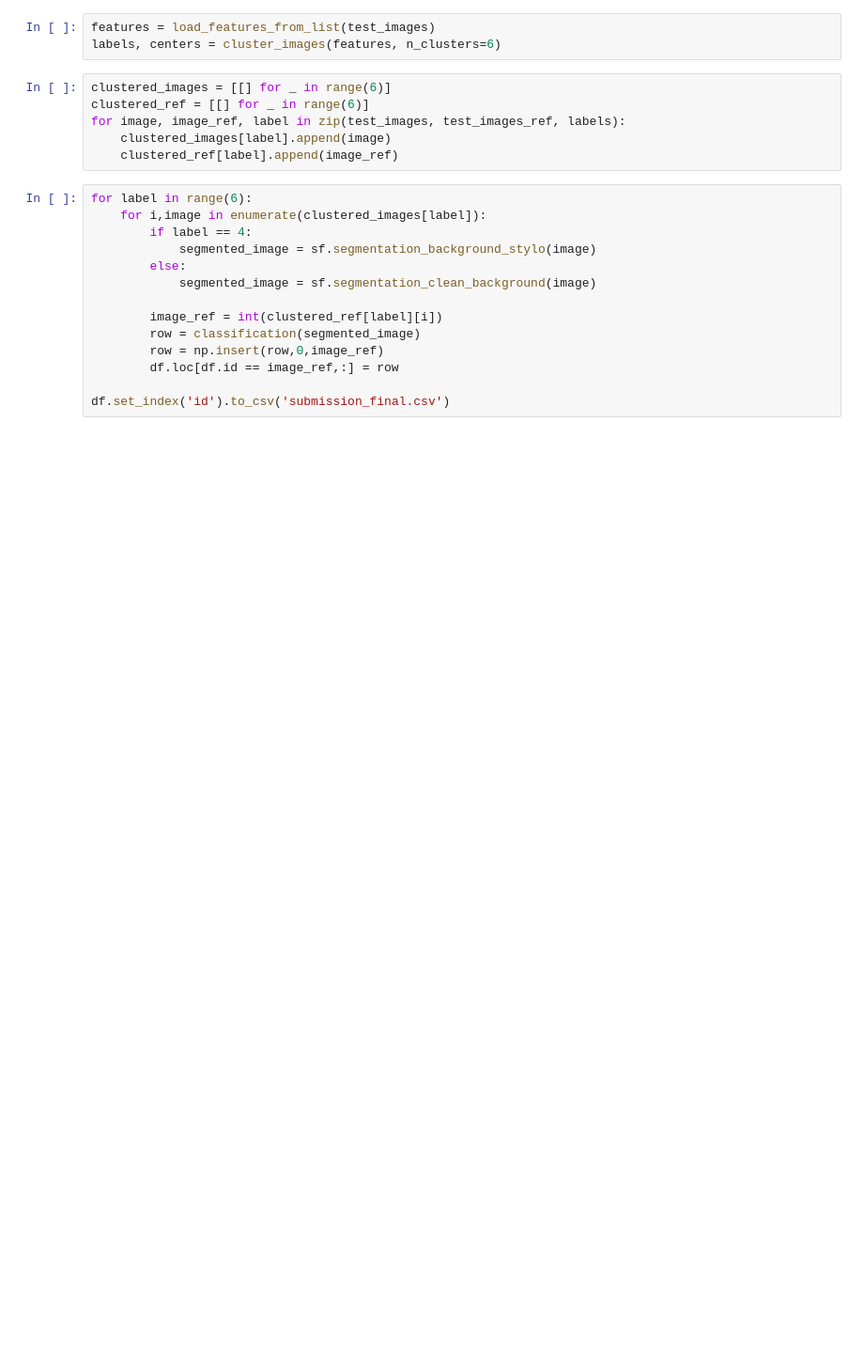
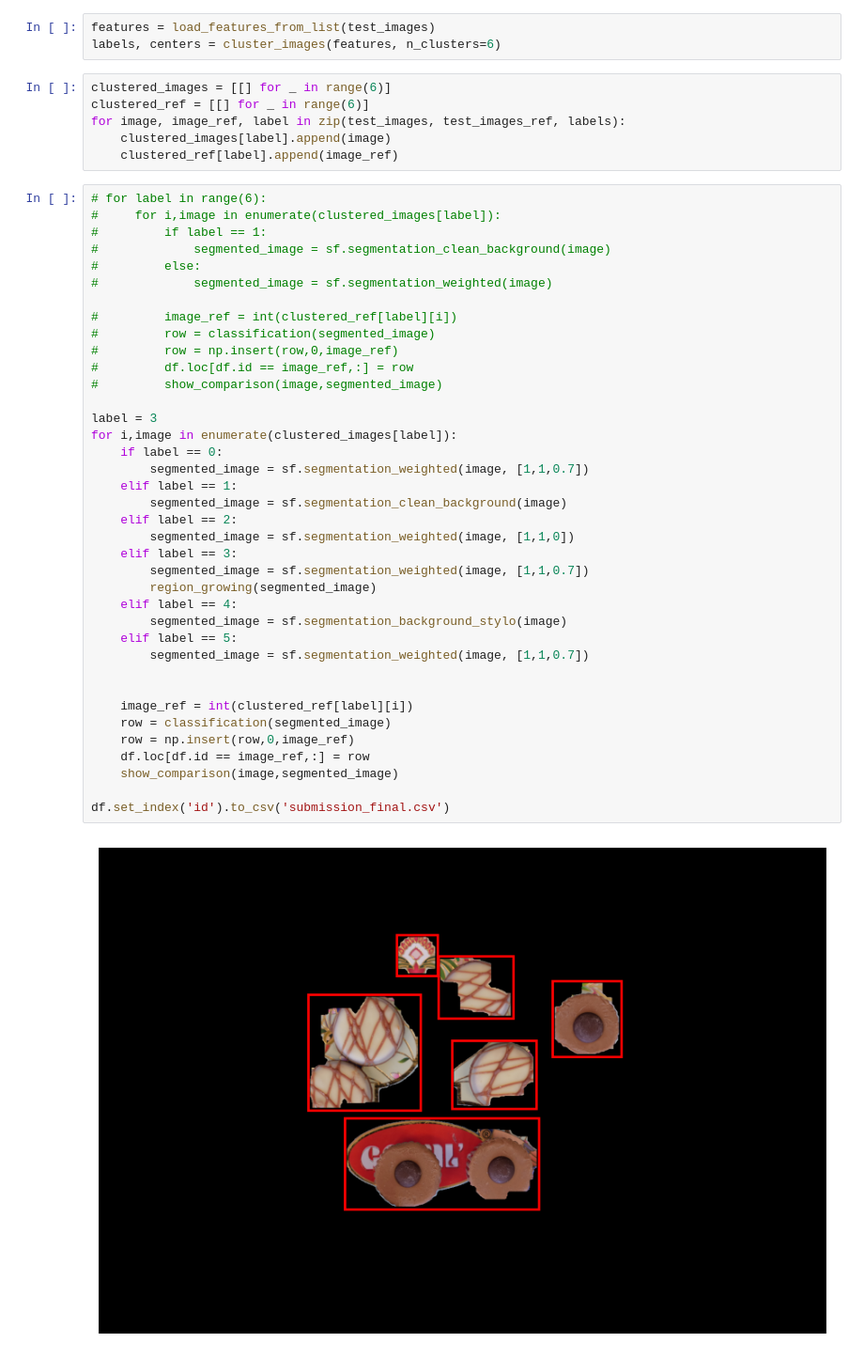
Before and after one commit to timurunv/iapr_group_50, a Jupyter notebook: project/final_format/main.ipynb, the cells around one changed output. Shown at 94% size. Cells and saved outputs as stored; diff of their text form; blank space fills up the shorter version.

```diff
--- a/project/final_format/main.ipynb
+++ b/project/final_format/main.ipynb
@@ -20,17 +21,42 @@ for image, image_ref, label in zip(test_images, test_images_ref, labels):
     clustered_images[label].append(image)
     clustered_ref[label].append(image_ref)
 # %%
-for label in range(6):
-    for i,image in enumerate(clustered_images[label]):
-        if label == 4:
-            segmented_image = sf.segmentation_background_stylo(image)
-        else:
-            segmented_image = sf.segmentation_clean_background(image)
+# for label in range(6):
+#     for i,image in enumerate(clustered_images[label]):
+#         if label == 1:
+#             segmented_image = sf.segmentation_clean_background(image)
+#         else:
+#             segmented_image = sf.segmentation_weighted(image)
 
-        image_ref = int(clustered_ref[label][i])
-        row = classification(segmented_image)
-        row = np.insert(row,0,image_ref)
-        df.loc[df.id == image_ref,:] = row
+#         image_ref = int(clustered_ref[label][i])
+#         row = classification(segmented_image)
+#         row = np.insert(row,0,image_ref)
+#         df.loc[df.id == image_ref,:] = row
+#         show_comparison(image,segmented_image)
+
+label = 3
+for i,image in enumerate(clustered_images[label]):
+    if label == 0:
+        segmented_image = sf.segmentation_weighted(image, [1,1,0.7])
+    elif label == 1:
+        segmented_image = sf.segmentation_clean_background(image)
+    elif label == 2:
+        segmented_image = sf.segmentation_weighted(image, [1,1,0])
+    elif label == 3:
+        segmented_image = sf.segmentation_weighted(image, [1,1,0.7])
+        region_growing(segmented_image)
+    elif label == 4:
+        segmented_image = sf.segmentation_background_stylo(image)
+    elif label == 5:
+        segmented_image = sf.segmentation_weighted(image, [1,1,0.7])
+
+
+    image_ref = int(clustered_ref[label][i])
+    row = classification(segmented_image)
+    row = np.insert(row,0,image_ref)
+    df.loc[df.id == image_ref,:] = row
+    show_comparison(image,segmented_image)
 
 df.set_index('id').to_csv('submission_final.csv')
 # %% [output]
+[figure, added]
```
Also changed, not shown: parts of 2 cells of this notebook, 5 other files.
